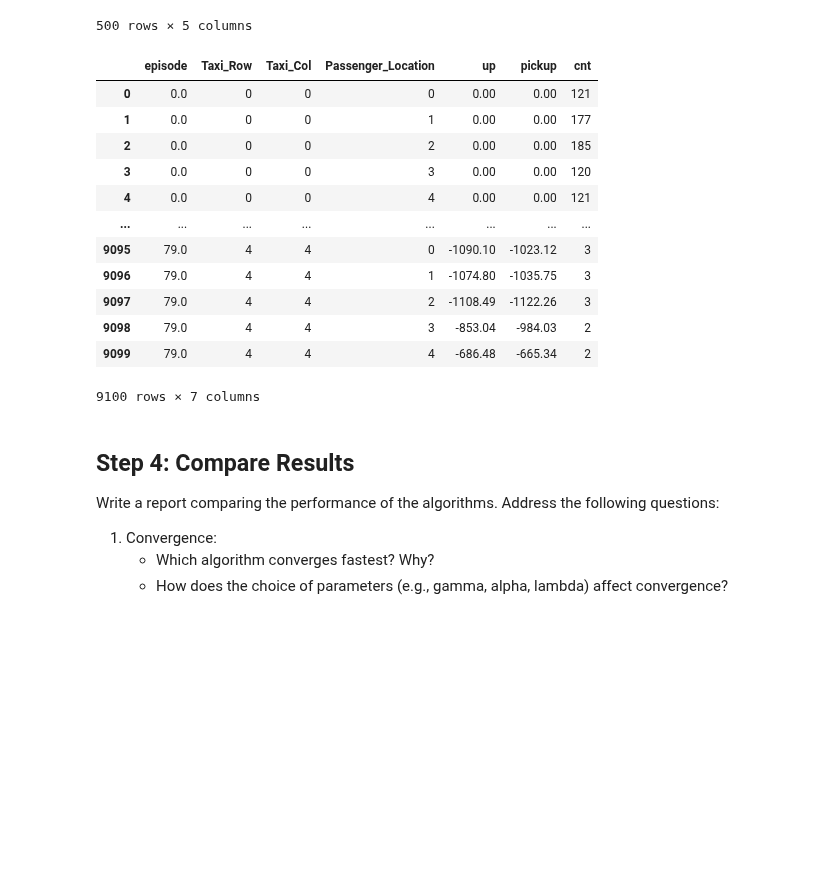
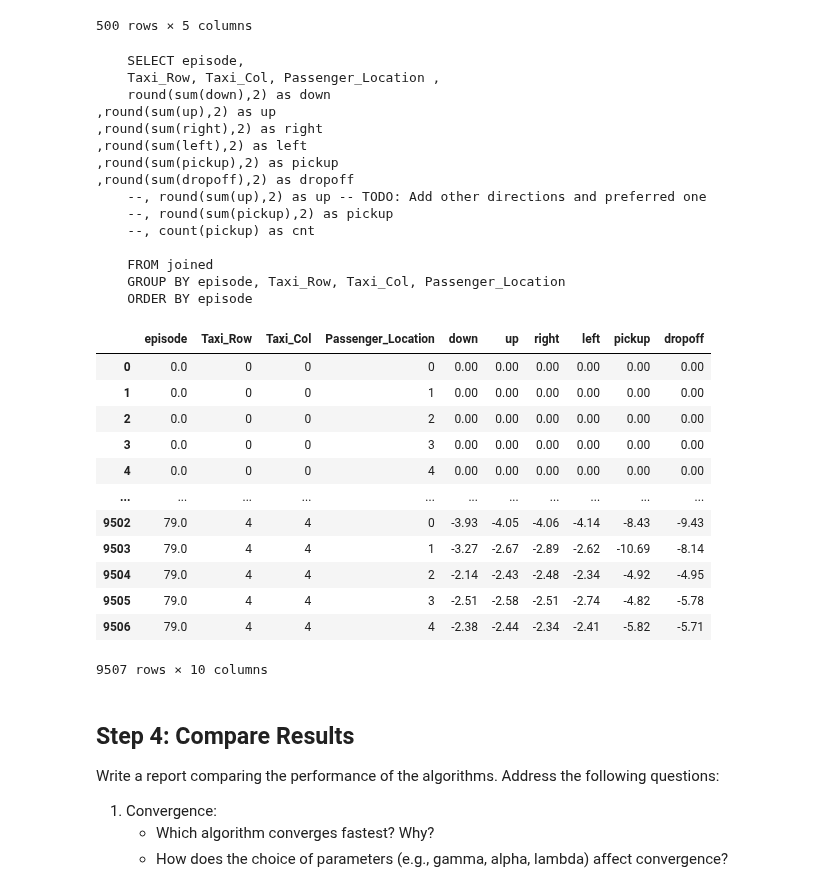
Before and after one commit to vodkolav/DSlab1, a Jupyter notebook: RL/Assignment2/Assignment2.ipynb, the cells around one changed output. Saved outputs shown, nothing was run; the diff lists cells and outputs as text; code cells hidden in the pictures; blank space fills up the shorter version.

```diff
--- a/RL/Assignment2/Assignment2.ipynb
+++ b/RL/Assignment2/Assignment2.ipynb
@@ -310,9 +323,14 @@ states_map
 | 499 | 499 | 4 | 4 | 4 | 3 |
 500 rows × 5 columns
 # %%
+
+actions = "down,up,right,left,pickup,dropoff"
+
+#actions = "v"
+
 def summarize_Q(episode):
-    Q_t = pd.DataFrame(episode.internal_state).T
-    Q_t.columns = "down,up,right,left,pickup,dropoff".split(",")
+    Q_t = pd.DataFrame(episode["internal_state"]).T
+    Q_t.columns = actions.split(",")
     Q_t['state'] = Q_t.index.array
     Q_t['episode'] = episode.n
     Q_t['is_training'] = episode.is_training
@@ -324,53 +342,70 @@ def Q_evolution(episodes):
     Qs = pd.concat(Qs)
 
     eps = pd.DataFrame(range(len(episodes)), columns=["epsd"])
 
-    q = """
+    q = f"""
     SELECT q.episode, Taxi_Row, Taxi_Col
-    , up, down, left, right, pickup, dropoff
+    , {actions}
     , Passenger_Location, Destination
     , is_training
     FROM states_map sm
     CROSS JOIN eps
     LEFT JOIN Qs as q ON sm.State_Num = q.state
     AND eps.epsd = q.episode
     ORDER BY q.episode
     """
     joined = sqldf(q).fillna(0)
 
-
+    acts = [ f"round(sum({a}),2) as {a}" for a in actions.split(",")]
+    acts = "\n,".join(acts)
     q = f"""
     SELECT episode,
-    Taxi_Row, Taxi_Col, Passenger_Location
-    , round(sum(up),2) as up -- TODO: Add other directions and preferred one
-    , round(sum(pickup),2) as pickup
-    , count(pickup) as cnt
+    Taxi_Row, Taxi_Col, Passenger_Location ,
+    {acts}
+    --, round(sum(up),2) as up -- TODO: Add other directions and preferred one
+    --, round(sum(pickup),2) as pickup
+    --, count(pickup) as cnt
 
     FROM joined
     GROUP BY episode, Taxi_Row, Taxi_Col, Passenger_Location
     ORDER BY episode
     """
     toplot = sqldf(q)
     return toplot
 
 
 episodes = pd.DataFrame( exper.telemetry.episodes)
 toplot = Q_evolution(episodes)
 toplot
 # %% [output]
+    SELECT episode,
+    Taxi_Row, Taxi_Col, Passenger_Location ,
+    round(sum(down),2) as down
+,round(sum(up),2) as up
+,round(sum(right),2) as right
+,round(sum(left),2) as left
+,round(sum(pickup),2) as pickup
+,round(sum(dropoff),2) as dropoff
+    --, round(sum(up),2) as up -- TODO: Add other directions and preferred one
+    --, round(sum(pickup),2) as pickup
+    --, count(pickup) as cnt
+
+    FROM joined
+    GROUP BY episode, Taxi_Row, Taxi_Col, Passenger_Location
+    ORDER BY episode
-|  | episode | Taxi_Row | Taxi_Col | Passenger_Location | up | pickup | cnt |
-| 0 | 0.0 | 0 | 0 | 0 | 0.00 | 0.00 | 121 |
-| 1 | 0.0 | 0 | 0 | 1 | 0.00 | 0.00 | 177 |
-| 2 | 0.0 | 0 | 0 | 2 | 0.00 | 0.00 | 185 |
-| 3 | 0.0 | 0 | 0 | 3 | 0.00 | 0.00 | 120 |
-| 4 | 0.0 | 0 | 0 | 4 | 0.00 | 0.00 | 121 |
-| ... | ... | ... | ... | ... | ... | ... | ... |
-| 9095 | 79.0 | 4 | 4 | 0 | -1090.10 | -1023.12 | 3 |
-| 9096 | 79.0 | 4 | 4 | 1 | -1074.80 | -1035.75 | 3 |
-| 9097 | 79.0 | 4 | 4 | 2 | -1108.49 | -1122.26 | 3 |
-| 9098 | 79.0 | 4 | 4 | 3 | -853.04 | -984.03 | 2 |
-| 9099 | 79.0 | 4 | 4 | 4 | -686.48 | -665.34 | 2 |
+|  | episode | Taxi_Row | Taxi_Col | Passenger_Location | down | up | right | left | pickup | dropoff |
+| 0 | 0.0 | 0 | 0 | 0 | 0.00 | 0.00 | 0.00 | 0.00 | 0.00 | 0.00 |
+| 1 | 0.0 | 0 | 0 | 1 | 0.00 | 0.00 | 0.00 | 0.00 | 0.00 | 0.00 |
+| 2 | 0.0 | 0 | 0 | 2 | 0.00 | 0.00 | 0.00 | 0.00 | 0.00 | 0.00 |
+| 3 | 0.0 | 0 | 0 | 3 | 0.00 | 0.00 | 0.00 | 0.00 | 0.00 | 0.00 |
+| 4 | 0.0 | 0 | 0 | 4 | 0.00 | 0.00 | 0.00 | 0.00 | 0.00 | 0.00 |
+| ... | ... | ... | ... | ... | ... | ... | ... | ... | ... | ... |
+| 9502 | 79.0 | 4 | 4 | 0 | -3.93 | -4.05 | -4.06 | -4.14 | -8.43 | -9.43 |
+| 9503 | 79.0 | 4 | 4 | 1 | -3.27 | -2.67 | -2.89 | -2.62 | -10.69 | -8.14 |
+| 9504 | 79.0 | 4 | 4 | 2 | -2.14 | -2.43 | -2.48 | -2.34 | -4.92 | -4.95 |
+| 9505 | 79.0 | 4 | 4 | 3 | -2.51 | -2.58 | -2.51 | -2.74 | -4.82 | -5.78 |
+| 9506 | 79.0 | 4 | 4 | 4 | -2.38 | -2.44 | -2.34 | -2.41 | -5.82 | -5.71 |
-9100 rows × 7 columns
+9507 rows × 10 columns
 # %%
 metric = "pickup"
 
```
Also changed, not shown: parts of 21 cells of this notebook, 4 other files.
